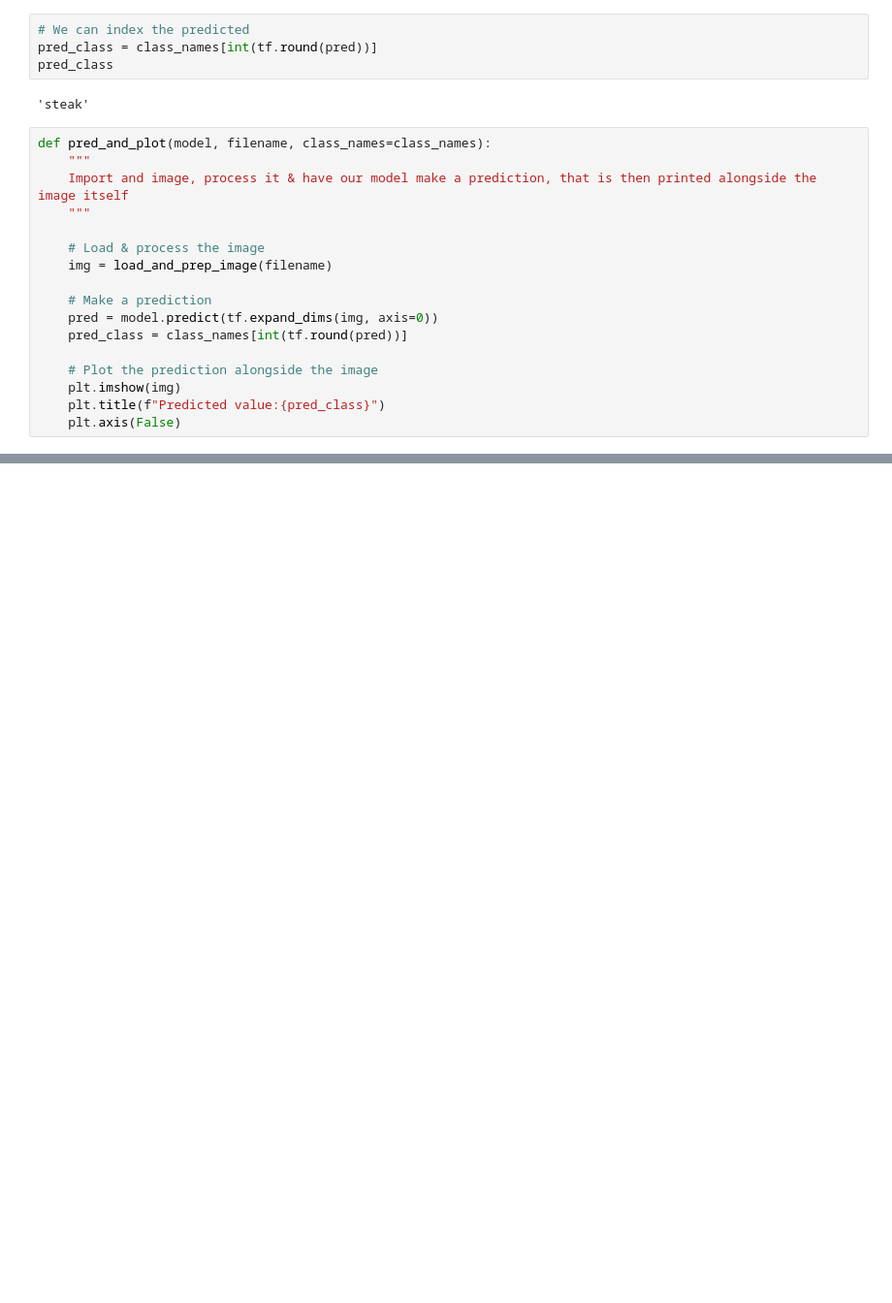
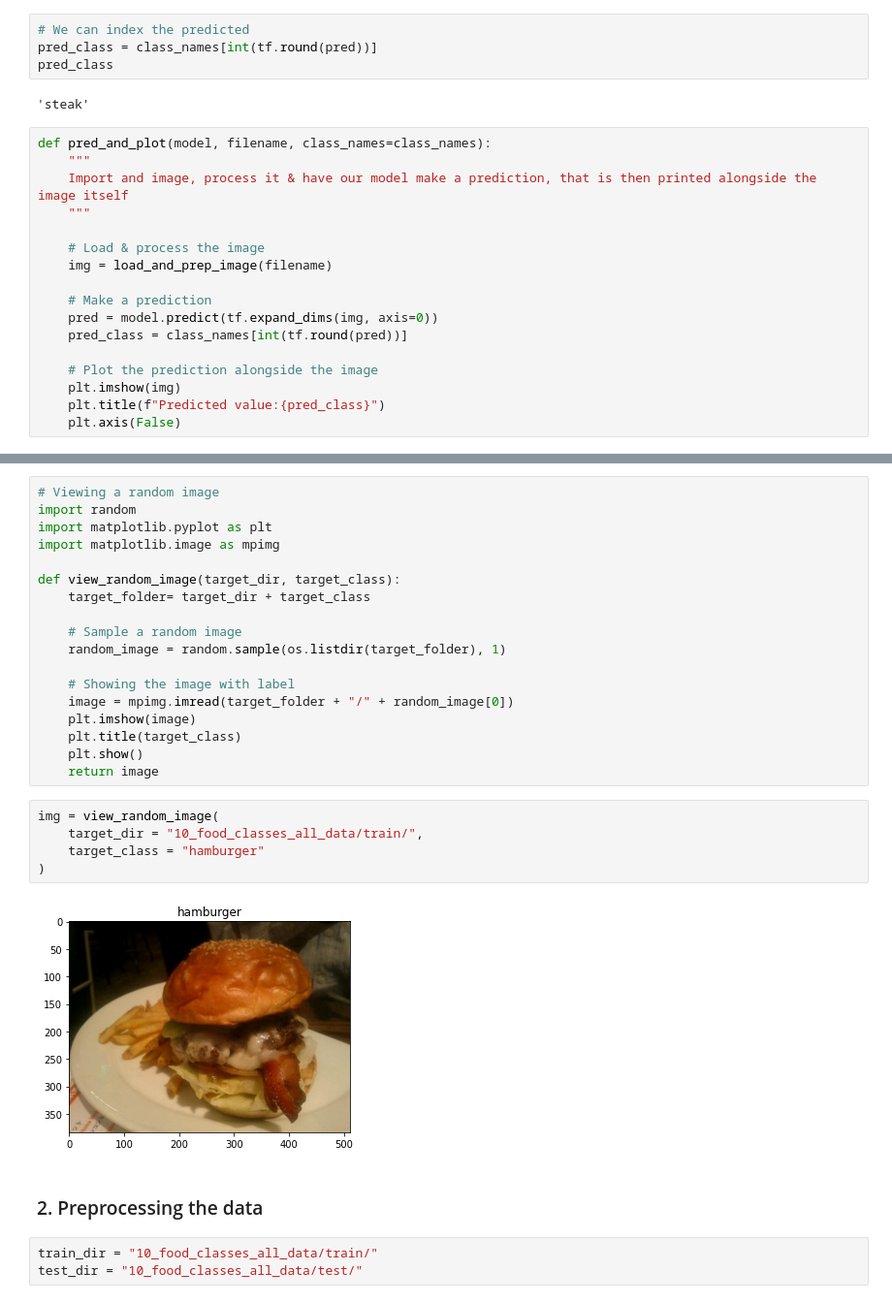
Before and after one commit to sanghvian/ml-with-tensorflow, a Jupyter notebook: tf_cnn_cvi.ipynb, the cells around one changed output, grey strips where cells are left out. Shown at 97% size. Drawn from its saved outputs; the diff is of its cells as text; blank space fills up the shorter version.

```diff
--- a/tf_cnn_cvi.ipynb
+++ b/tf_cnn_cvi.ipynb
@@ -970,0 +1049,30 @@ pred_and_plot(model_7,"360_F_116362893_5lM48e4YkHmmgIeVCun0L0Esl0lsuN8p.jpg", cl
+# %%
+# Viewing a random image
+import random
+import matplotlib.pyplot as plt
+import matplotlib.image as mpimg
+
+def view_random_image(target_dir, target_class):
+    target_folder= target_dir + target_class
+
+    # Sample a random image
+    random_image = random.sample(os.listdir(target_folder), 1)
+
+    # Showing the image with label
+    image = mpimg.imread(target_folder + "/" + random_image[0])
+    plt.imshow(image)
+    plt.title(target_class)
+    plt.show()
+    return image
+# %%
+img = view_random_image(
+    target_dir = "10_food_classes_all_data/train/",
+    target_class = "hamburger"
+)
+# %% [output]
+[figure, added]
+# %% [markdown]
+### 2. Preprocessing the data
+# %%
+train_dir = "10_food_classes_all_data/train/"
+test_dir = "10_food_classes_all_data/test/"
```
Also changed, not shown: parts of 45 cells of this notebook.
